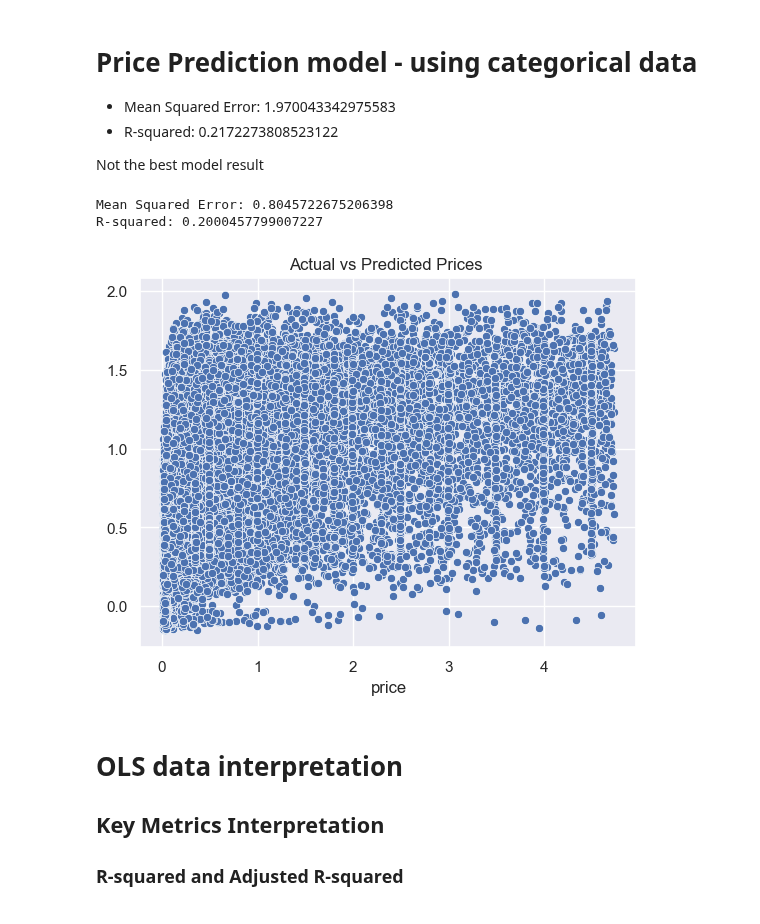
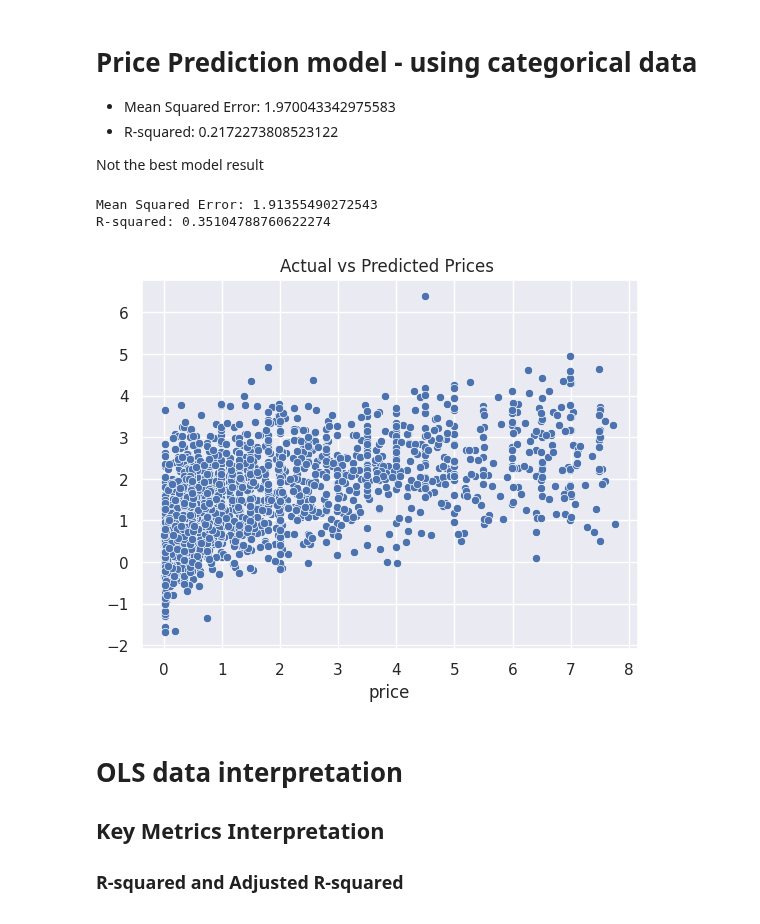
Before and after one commit to victorhg/aai-500-final-project, a Jupyter notebook: notebooks/price_analysis.ipynb, the cells around one changed output. Drawn from its saved outputs; the diff is of its cells as text; code cells hidden in the pictures.

```diff
--- a/notebooks/price_analysis.ipynb
+++ b/notebooks/price_analysis.ipynb
@@ -23,9 +23,9 @@ sns.set()
 # %% [markdown]
 # Data Cleaning and Organization
 # %%
-
-secondary = pd.read_csv('../dataset/secondary.csv', sep=",")
-general_data = pd.DataFrame(secondary)
+dataset = 'primary'
+data = pd.read_csv(f'../dataset/mapped_{dataset}.csv', sep=",")
+data = data.drop(columns='uuid')
 # %% [markdown]
 # Artists affect prices?
 
@@ -83,19 +83,9 @@ Reject the null hypothesis. There is a statistically significant difference.
 
 Trying to understand what affects the price the most
 # %%
-def removeOutliers(data, col):
-    Q3 = np.quantile(data[col], 0.75)
-    Q1 = np.quantile(data[col], 0.25)
-    IQR = Q3 - Q1
-
-    lower_range = Q1 - 1.5 * IQR
-    upper_range = Q3 + 1.5 * IQR
-    outlier_free_list = [x for x in data[col] if ((x > lower_range) & (x < upper_range))]
-    filtered_data = data.loc[data[col].isin(outlier_free_list)]
-    return filtered_data
 
 # Create linear regression model and use it based on selected feature and target
-def prediction(feature, target):
+def prediction(features, target):
     X_train, X_test, y_train, y_test = train_test_split(features, target, test_size=0.2, random_state=42)
 
     poly = PolynomialFeatures(degree=2)
@@ -154,24 +110,25 @@ Not the best model result
 # %%
 import statsmodels.api as sm
 # Price Prediction based on Rank
 
-features = paper[predict_by]
-target = paper['price']
+target = data['price']
+features = data.copy()
+features = features.drop(columns='price')
 
 # Polinomial Linear Regression
 y_test, y_pred, mse, r2 = prediction(features, target)
 
 print(f'Mean Squared Error: {mse}')
 print(f'R-squared: {r2}')
 
 # Ploting results
 sns.scatterplot(x=y_test, y=y_pred)
 plt.title(f'Actual vs Predicted Prices ')
 plt.show()
 # %% [output]
-Mean Squared Error: 0.8045722675206398
-R-squared: 0.2000457799007227
+Mean Squared Error: 1.91355490272543
+R-squared: 0.35104788760622274
-[figure, old version]
+[figure, new version]
 # %% [markdown]
 # OLS data interpretation
 
```
Also changed, not shown: parts of 17 cells of this notebook, 16 other files.
